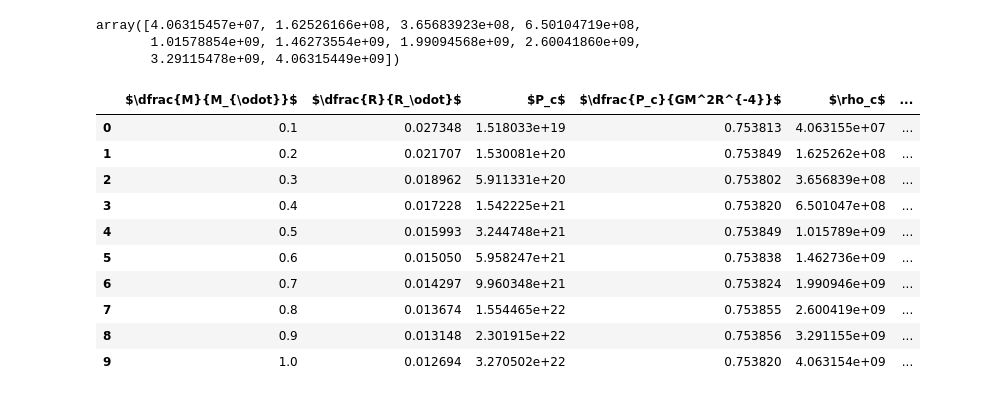
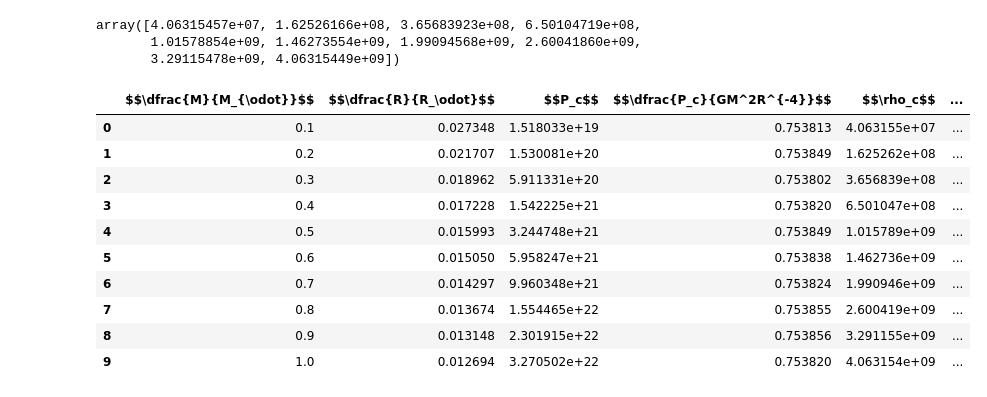
Before and after one commit to AriAtari/AST_group_10, a Jupyter notebook: Project2.ipynb, the cells around one changed output. Cells and saved outputs as stored; diff of their text form; code cells hidden in the pictures.

```diff
--- a/Project2.ipynb
+++ b/Project2.ipynb
@@ -112,13 +112,16 @@ R = Radii/Rsun
 Pcsnorm = Pcs/(G*(masses**2)*Radii**(-4))
 central_dens_norm = central_dens/((3*masses)/(4*np.pi*Radii**(3)))
 # %%
+
 array = np.array([masses/Msun,R,Pcs,Pcsnorm,central_dens,central_dens_norm])
-MRdf = pd.DataFrame(array,index = ["$\dfrac{M}{M_{\odot}}$","$\dfrac{R}{R_\odot}$",
-                                   "$P_c$","$\dfrac{P_c}{GM^2R^{-4}}$","$\rho_c$",
-                                   "$\dfrac{\rho_c}{\dfrac{3M}{4\pi R^3}}$"]).transpose()
+MRdf = pd.DataFrame(array,).transpose()
+MRdf.columns =  ["$$\dfrac{M}{M_{\odot}}$$","$$\dfrac{R}{R_\odot}$$",
+                                   "$$P_c$$","$$\dfrac{P_c}{GM^2R^{-4}}$$","$$\rho_c$$",
+                                   "$$\dfrac{\rho_c}{\dfrac{3M}{4\pi R^3}}$$"]
+
 MRdf
 # %% [output]
-|  | $\dfrac{M}{M_{\odot}}$ | $\dfrac{R}{R_\odot}$ | $P_c$ | $\dfrac{P_c}{GM^2R^{-4}}$ | $\rho_c$ | ... |
+|  | $$\dfrac{M}{M_{\odot}}$$ | $$\dfrac{R}{R_\odot}$$ | $$P_c$$ | $$\dfrac{P_c}{GM^2R^{-4}}$$ | $$\rho_c$$ | ... |
 | 0 | 0.1 | 0.027348 | 1.518033e+19 | 0.753813 | 4.063155e+07 | ... |
 | 1 | 0.2 | 0.021707 | 1.530081e+20 | 0.753849 | 1.625262e+08 | ... |
 | 2 | 0.3 | 0.018962 | 5.911331e+20 | 0.753802 | 3.656839e+08 | ... |
```
Also changed, not shown: parts of 3 cells of this notebook.
